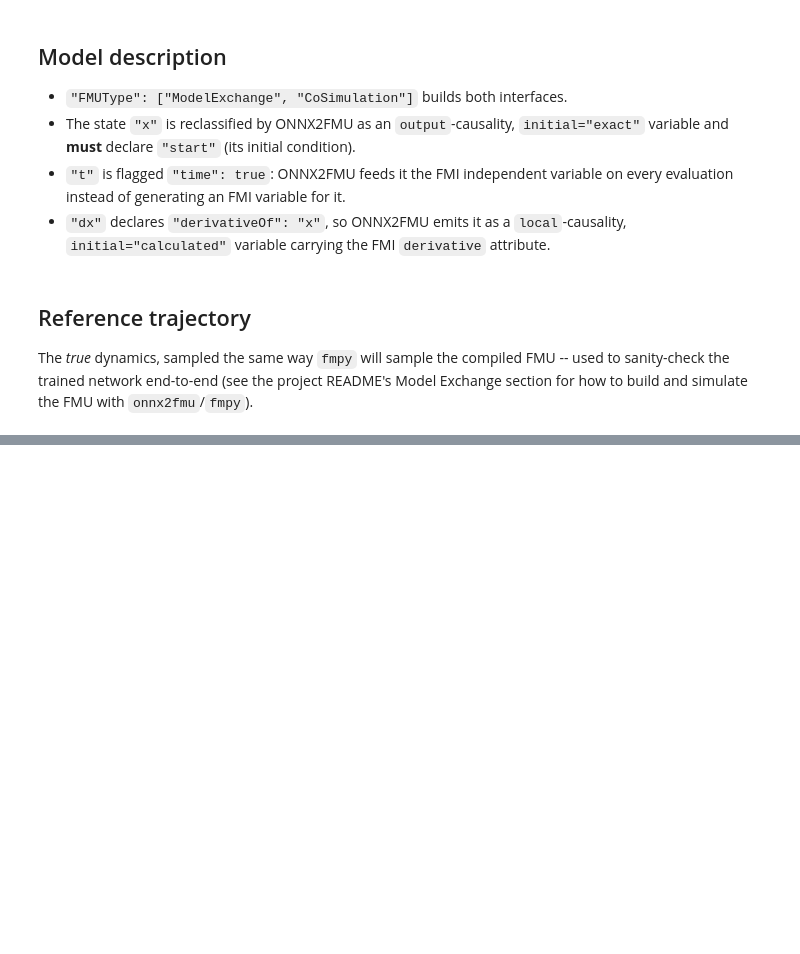
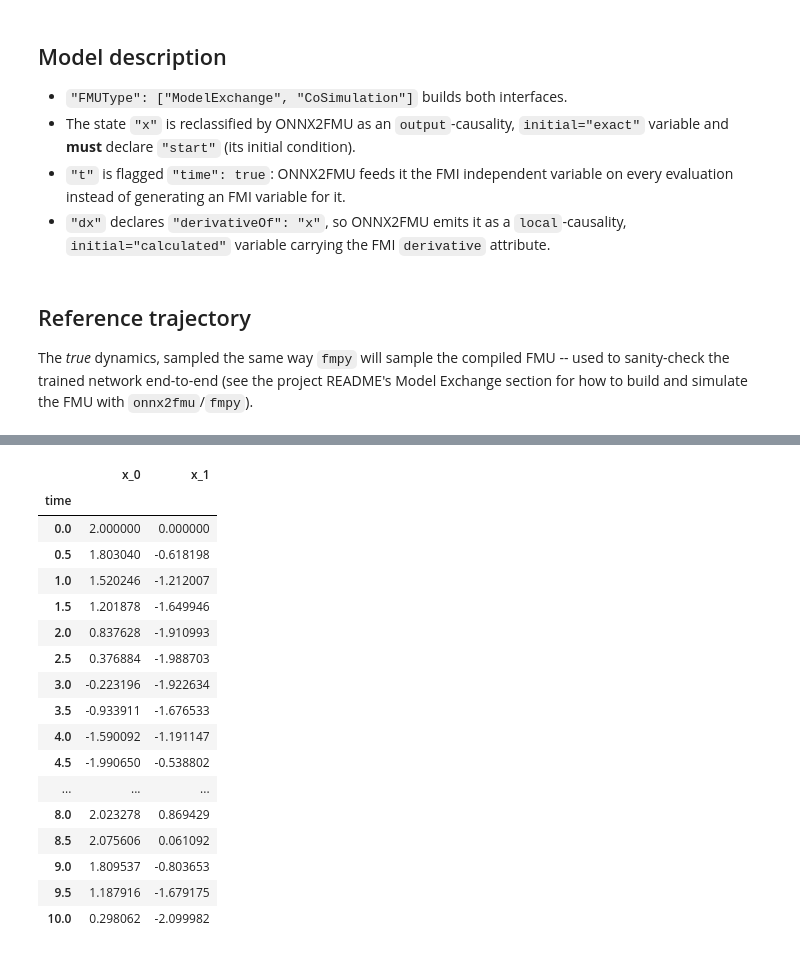
Before and after one commit to HyRES-FBK/onnx2fmu, a Jupyter notebook: examples/example5/generate-example-model.ipynb, the cells around one changed output, grey strips where cells are left out. Cells and saved outputs as stored; diff of their text form; code cells hidden in the pictures; blank space fills up the shorter version.

```diff
--- a/examples/example5/generate-example-model.ipynb
+++ b/examples/example5/generate-example-model.ipynb
@@ -242,0 +306,36 @@ df
+# %%
+import matplotlib.pyplot as plt
+from fmpy import simulate_fmu
+
+results = simulate_fmu(
+    "example5.fmu",
+    fmi_type="ModelExchange",
+    solver="CVode",
+    start_time=t_eval[0],
+    stop_time=t_eval[-1],
+    output_interval=t_eval[1] - t_eval[0],
+    output=["x_0", "x_1"],
+    validate=True,
+)
+
+fmu_df = pd.DataFrame(results).set_index("time")
+fmu_df
+# %% [output]
+|  | x_0 | x_1 |
+| time |  |  |
+| 0.0 | 2.000000 | 0.000000 |
+| 0.5 | 1.803040 | -0.618198 |
+| 1.0 | 1.520246 | -1.212007 |
+| 1.5 | 1.201878 | -1.649946 |
+| 2.0 | 0.837628 | -1.910993 |
+| 2.5 | 0.376884 | -1.988703 |
+| 3.0 | -0.223196 | -1.922634 |
+| 3.5 | -0.933911 | -1.676533 |
+| 4.0 | -1.590092 | -1.191147 |
+| 4.5 | -1.990650 | -0.538802 |
+| ... | ... | ... |
+| 8.0 | 2.023278 | 0.869429 |
+| 8.5 | 2.075606 | 0.061092 |
+| 9.0 | 1.809537 | -0.803653 |
+| 9.5 | 1.187916 | -1.679175 |
+| 10.0 | 0.298062 | -2.099982 |
```
Also changed, not shown: parts of 8 cells of this notebook, 4 other files.
